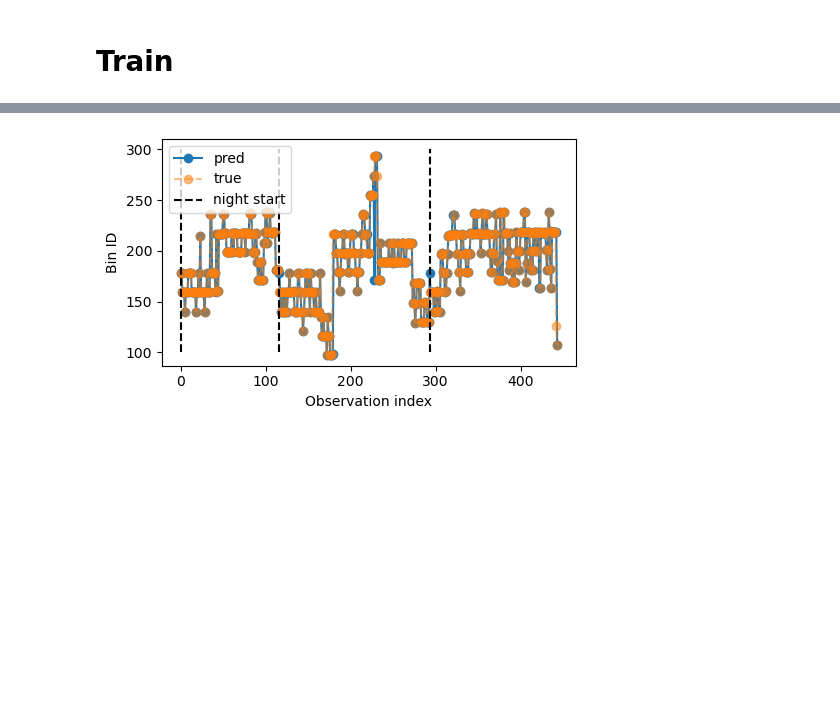
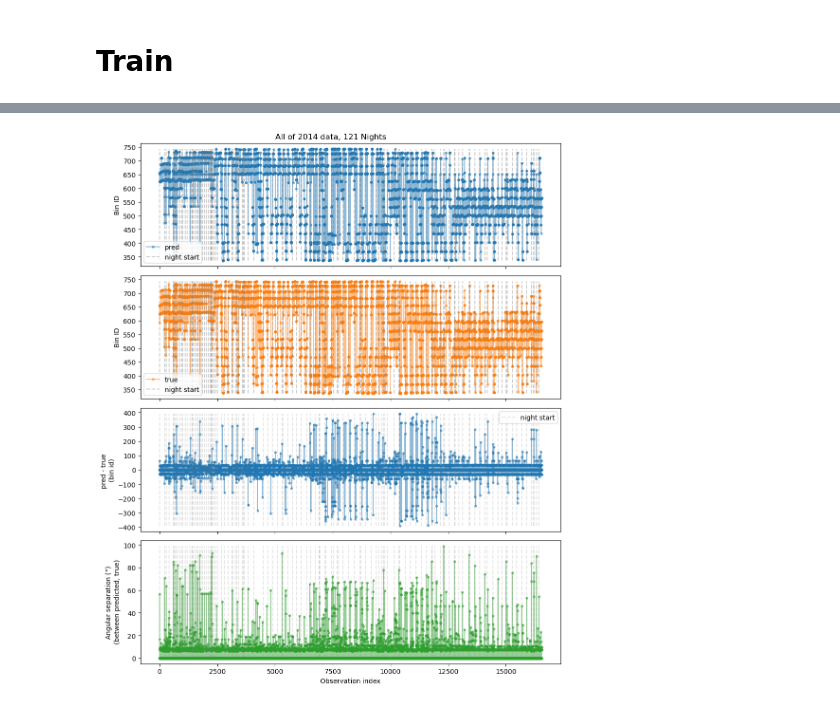
Before and after one commit to rachelhur/survey-ops, a Jupyter notebook: notebooks/v1-behaviroCloningAstrophysicalStates_wDithering.ipynb, the cells around one changed output, grey strips where cells are left out. Drawn from its saved outputs; the diff is of its cells as text; code cells hidden in the pictures; blank space fills up the shorter version.

```diff
--- a/notebooks/v1-behaviroCloningAstrophysicalStates_wDithering.ipynb
+++ b/notebooks/v1-behaviroCloningAstrophysicalStates_wDithering.ipynb
@@ -787,10 +402,0 @@ fig.savefig(fig_outdir + 'plot_observations_in_sky_colored_bins.png')
-# %%
-start_time = time.time()
-"""Train"""
-agent.fit(
-    dataloader=trainloader,
-    **fit_config
-    )
-end_time = time.time()
-train_time = end_time - start_time
-print(f'Total train time = {train_time}s')
@@ -890,0 +431,4 @@ with torch.no_grad():
+# %%
+with torch.no_grad():
+    q_vals = agent.algorithm.policy_net(dataset.states.to(device))
+    eval_actions = torch.argmax(q_vals, dim=1).detach().numpy()
@@ -891,4 +454,5 @@ with torch.no_grad():
 # %%
+# get index of the first observation for each night
 first_obs_in_night_indices = []
-for key, indices in dataset._groups.indices.items():
+for key, indices in dataset._df.groupby('night').indices.items():
     first_obs_in_night_indices.append(indices[0])
@@ -895,22 +482,28 @@ for key, indices in dataset._groups.indices.items():
 # %%
-target_sequence = dataset.actions.detach().numpy()
-eval_sequence = eval_actions
-mask_first_obs = dataset.states[:, 0] == 0.
+fig, axs = plt.subplots(4, figsize=(10,12), sharex=True)
+axs[0].plot(eval_sequence, marker='o', label='pred', alpha=.5, markersize=3)
+axs[0].vlines(first_obs_in_night_indices, ymin=np.min(eval_sequence), ymax=np.max(eval_sequence), linestyle='--', color='grey', label='night start', alpha=.4)
+axs[0].set_ylabel('Bin ID')
+axs[0].legend()
 
-fig, axs = plt.subplots(1, figsize=(5,3))
-axs.plot(eval_sequence, marker='o', label='pred')
-axs.plot(target_sequence, marker='o', linestyle='dashed', label='true', alpha=.5)
-axs.set_xlabel('Observation index')
-axs.set_ylabel('Bin ID')
-axs.vlines(first_obs_in_night_indices, ymin=100, ymax=300, linestyle='--', color='black', label='night start')
-axs.legend()
+axs[1].plot(target_sequence, marker='o', label='true', color='C1', alpha=.5, markersize=3)
+axs[1].vlines(first_obs_in_night_indices, ymin=np.min(target_sequence), ymax=np.max(target_sequence), linestyle='--', color='grey', label='night start', alpha=.4)
+axs[1].set_ylabel('Bin ID')
+axs[1].legend()
 
-# axs[1].plot(eval_sequence - target_sequence, marker='o')
-# axs[1].legend()
-# axs[1].set_xlabel('obs index')
-# axs[1].set_ylabel('pred - true')
+axs[2].plot(eval_sequence - target_sequence, marker='o', alpha=.5, markersize=3)
+axs[2].vlines(first_obs_in_night_indices, ymin=np.min(eval_sequence - target_sequence), ymax=np.max(eval_sequence - target_sequence), linestyle='--', color='grey', label='night start', alpha=.2)
+axs[2].legend()
+axs[2].set_ylabel('pred - true \n(bin id)')
+
+axs[3].plot(target_eval_angsep, marker='o', color='C2', alpha=.5, markersize=3)
+axs[3].vlines(first_obs_in_night_indices, ymin=np.min(target_eval_angsep), ymax=np.max(target_eval_angsep), linestyle='--', color='grey', label='night start', alpha=.2)
+axs[3].set_xlabel('Observation index')
+axs[3].set_ylabel(r'Angular separation $(\degree)$' '\n (between predicted, true)')
 
 fig.tight_layout()
+fig.suptitle(f'All of 2014 data, {dataset.n_nights} Nights')
+fig.tight_layout()
 fig.savefig(fig_outdir + 'learned_sequence.png')
 # %% [output]
-[figure, old version]
+[figure, new version]
```
Also changed, not shown: parts of 66 cells of this notebook, 2 other files.
